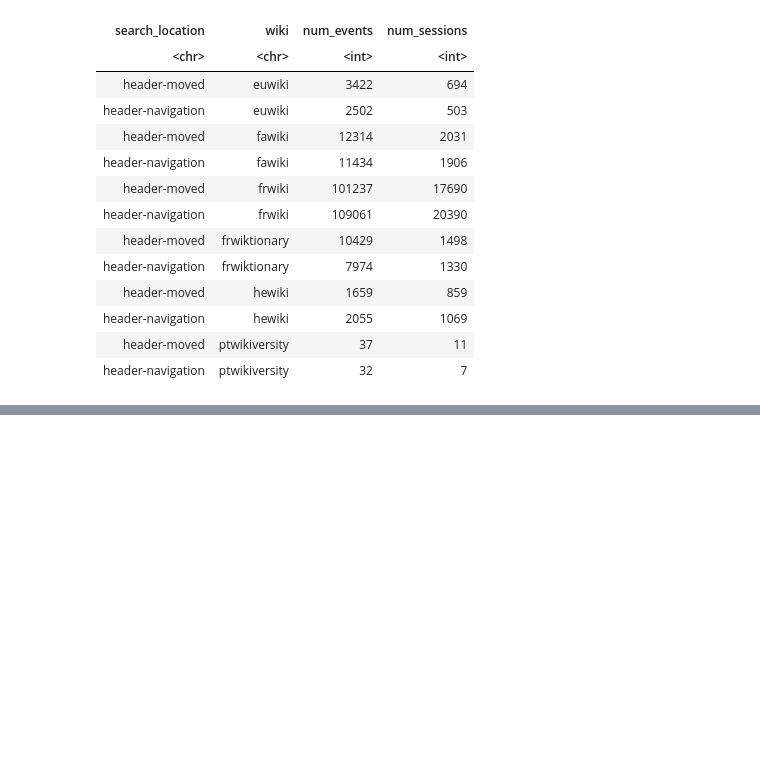
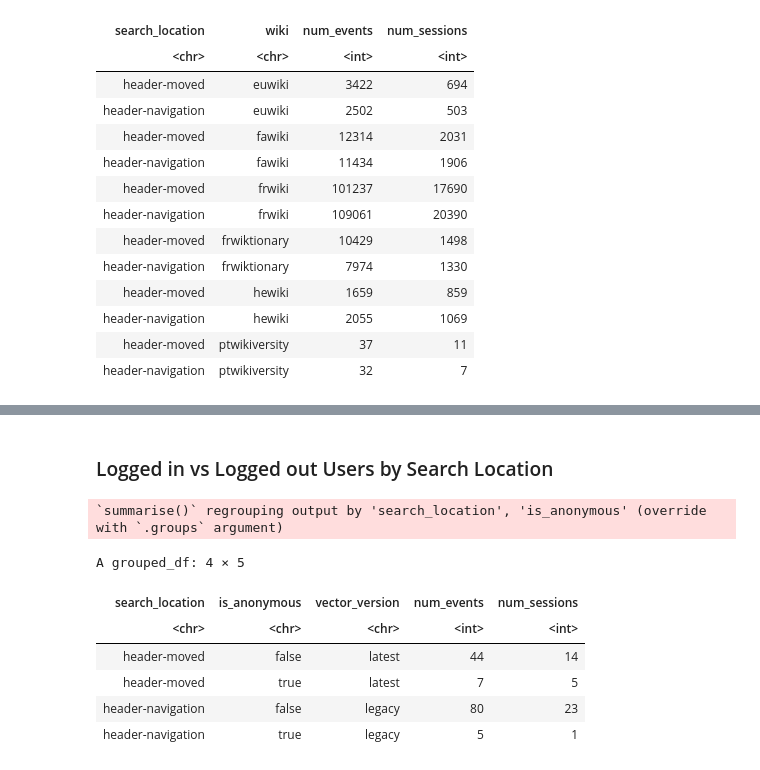
Before and after one commit to wikimedia-research/Desktop-Improvements-Search-Move-Analysis-2020, a Jupyter notebook: Post-deployment-data-QA/Post-deployment-data-QA.ipynb, the cells around one changed output, grey strips where cells are left out. Drawn from its saved outputs; the diff is of its cells as text; code cells hidden in the pictures; blank space fills up the shorter version.

```diff
--- a/Post-deployment-data-QA/Post-deployment-data-QA.ipynb
+++ b/Post-deployment-data-QA/Post-deployment-data-QA.ipynb
@@ -811,0 +998,21 @@ Ptw
+# %% [markdown]
+### Logged in vs Logged out Users by Search Location
+# %%
+search_sessions_byanon_newsearch <- search_widget_sessions %>%
+# ## review search actions using new search widget
+    filter( action_type == 'searchResultPage',
+          search_location %in% c('header-moved', 'header-navigation')) %>%
+    group_by(search_location, is_anonymous, vector_version) %>%
+    summarise(num_events = sum(events),
+             num_sessions = n_distinct(search_session))
+
+search_sessions_byanon_newsearch
+# %% [output]
+`summarise()` regrouping output by 'search_location', 'is_anonymous' (override with `.groups` argument)
+A grouped_df: 4 × 5
+| search_location | is_anonymous | vector_version | num_events | num_sessions |
+| <chr> | <chr> | <chr> | <int> | <int> |
+| header-moved | false | latest | 44 | 14 |
+| header-moved | true | latest | 7 | 5 |
+| header-navigation | false | legacy | 80 | 23 |
+| header-navigation | true | legacy | 5 | 1 |
```
Also changed, not shown: parts of 30 cells of this notebook.
